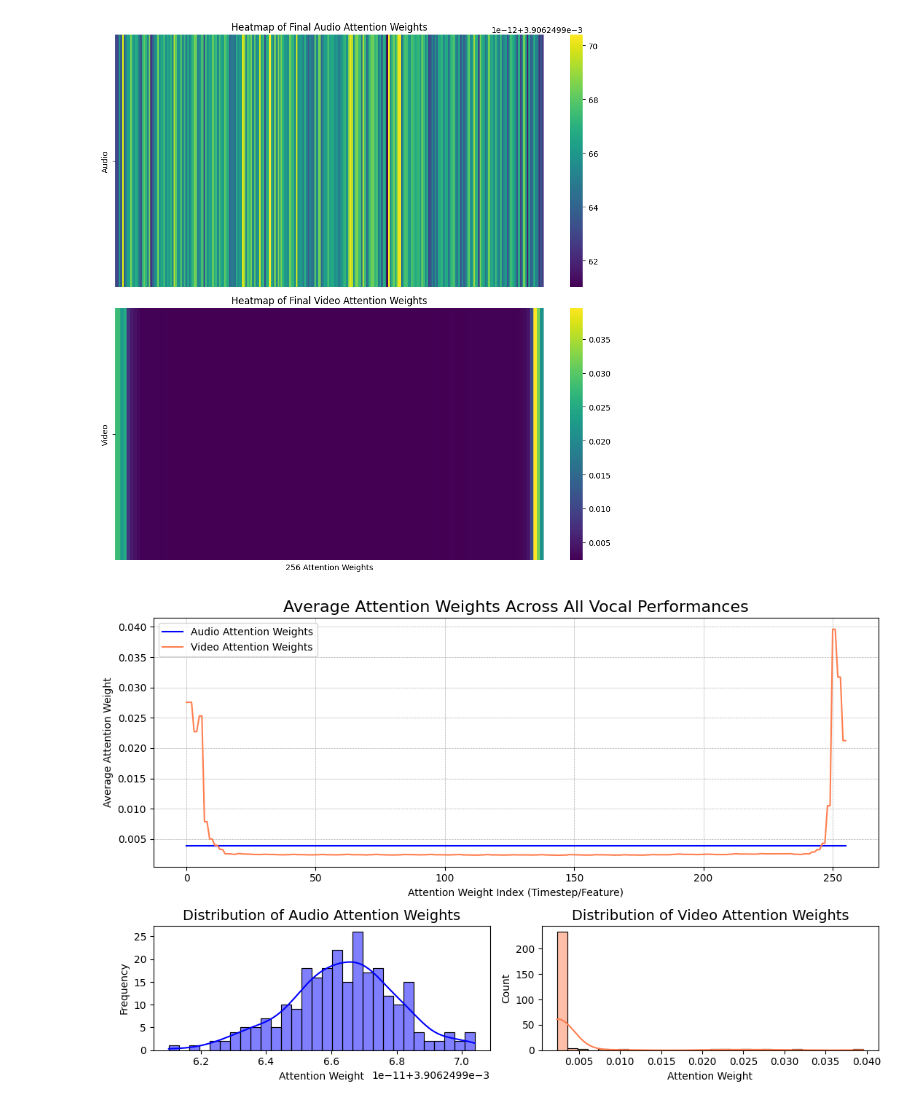
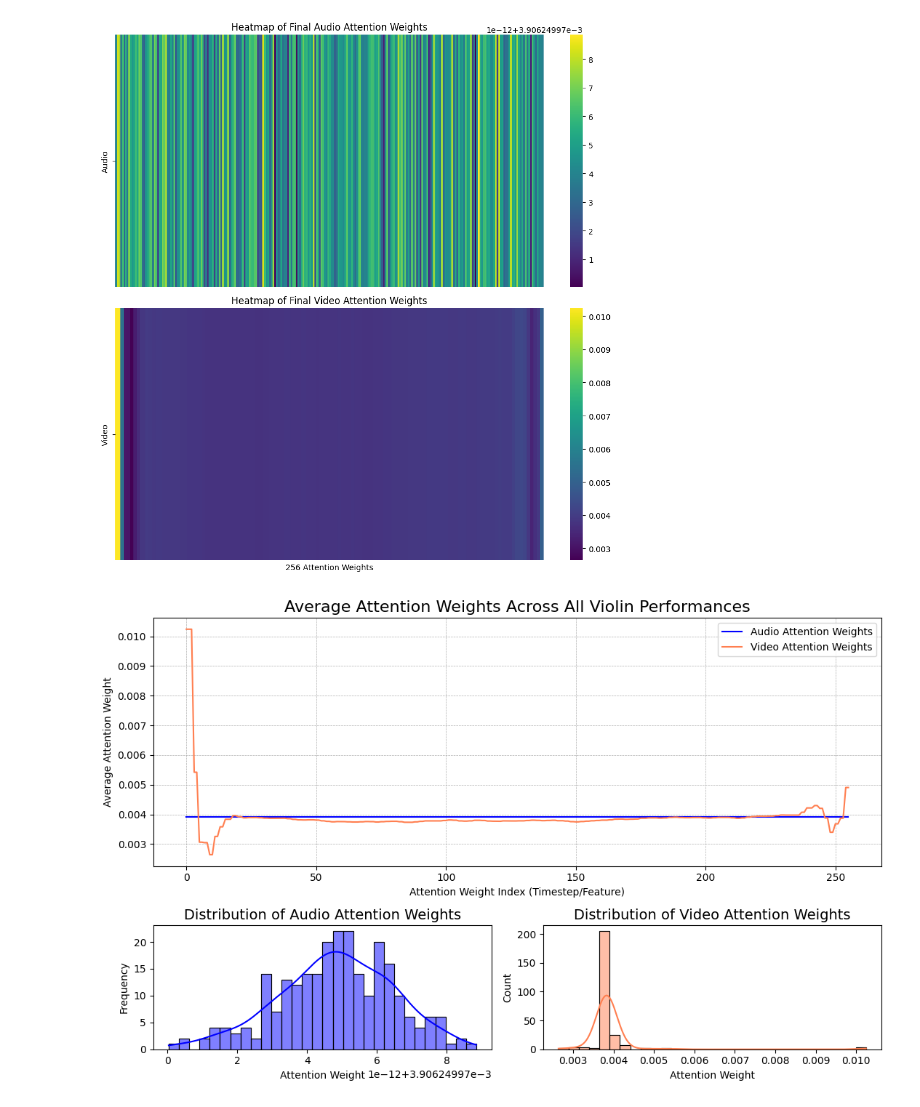
Before and after one commit to theofuhrmann/masters-thesis, a Jupyter notebook: attention_analysis/violin_plots_new.ipynb, the cells around one changed output. Saved outputs shown, nothing was run; the diff lists cells and outputs as text; code cells hidden in the pictures.

Commit message:
updated plots

```diff
--- a/attention_analysis/violin_plots_new.ipynb
+++ b/attention_analysis/violin_plots_new.ipynb
@@ -39,9 +39,5 @@ def calculate_average_attentions(file_path):
 
     return average_attentions
 # %%
-file_path = 'results/attention_scores_vocal.json'
+file_path = 'results/attention_scores_violin_film_mha.json'
 average_attentions = calculate_average_attentions(file_path)
-
-# Print the results (optional)
-for key, value in average_attentions.items():
-    print(f"{key}: {value}")
@@ -204,7 +178,7 @@ axes[1].set_xlabel('256 Attention Weights')
 plt.tight_layout()
 plt.show()
 # %% [output]
-[figure, old version]
+[figure, new version]
 # %%
 final_audio_attention = average_attentions['final_avg_audio_attention']
 final_video_attention = average_attentions['final_avg_video_attention']
@@ -212,32 +186,32 @@ final_video_attention = average_attentions['final_avg_video_attention']
 # Create a figure with a grid layout
 fig = plt.figure(figsize=(11, 9))
 grid = fig.add_gridspec(3, 2, height_ratios=[2, 1, 1])
 
 # Add the line plot to the top row spanning both columns
 ax1 = fig.add_subplot(grid[0, :])
 ax1.plot(final_audio_attention, label='Audio Attention Weights', color='blue')
 ax1.plot(final_video_attention, label='Video Attention Weights', color='coral')
-ax1.set_title('Average Attention Weights Across All Vocal Performances', fontsize=16)
+ax1.set_title('Average Attention Weights Across All Violin Performances', fontsize=16)
 ax1.set_xlabel('Attention Weight Index (Timestep/Feature)')
 ax1.set_ylabel('Average Attention Weight')
 ax1.legend()
 ax1.grid(True, which='both', linestyle='--', linewidth=0.5)
 
 # Add the histogram for audio attention weights to the bottom-left
 ax2 = fig.add_subplot(grid[1, 0])
 sns.histplot(final_audio_attention, bins=30, ax=ax2, color='blue', kde=True)
 ax2.set_title('Distribution of Audio Attention Weights', fontsize=14)
 ax2.set_xlabel('Attention Weight')
 ax2.set_ylabel('Frequency')
 
 # Add the histogram for video attention weights to the bottom-right
 ax3 = fig.add_subplot(grid[1, 1])
 sns.histplot(final_video_attention, bins=30, ax=ax3, color='coral', kde=True)
 ax3.set_title('Distribution of Video Attention Weights', fontsize=14)
 ax3.set_xlabel('Attention Weight')
 
 # Adjust layout to prevent overlap
 plt.tight_layout()
 plt.show()
 # %% [output]
-[figure, old version]
+[figure, new version]
```
Also changed, not shown: parts of 2 cells of this notebook.
